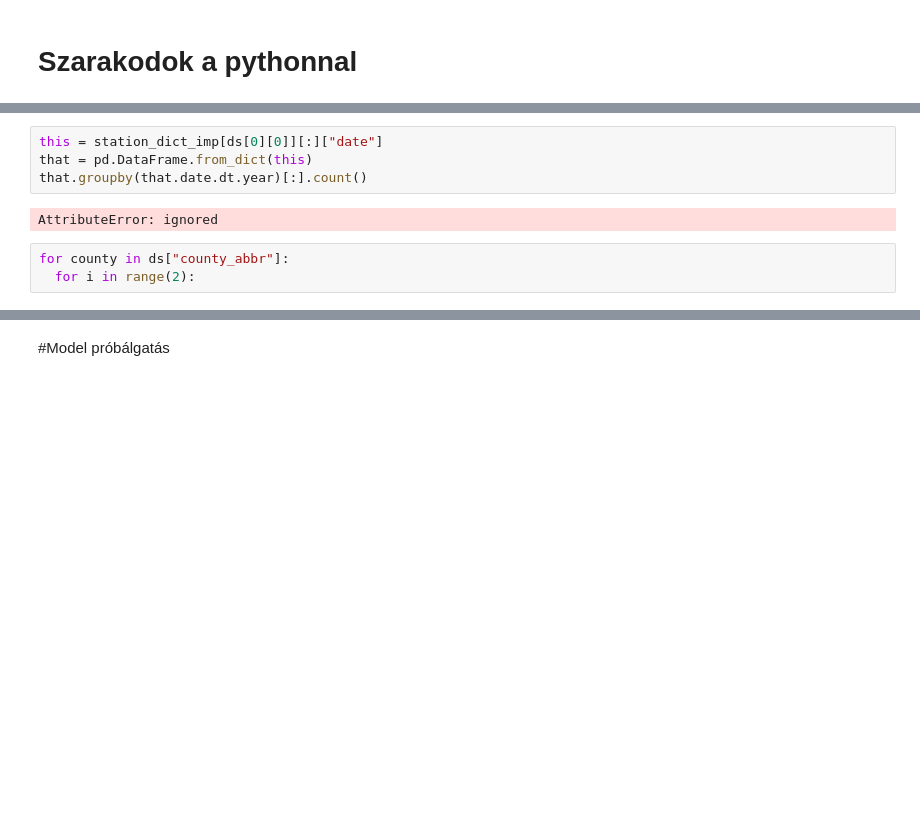
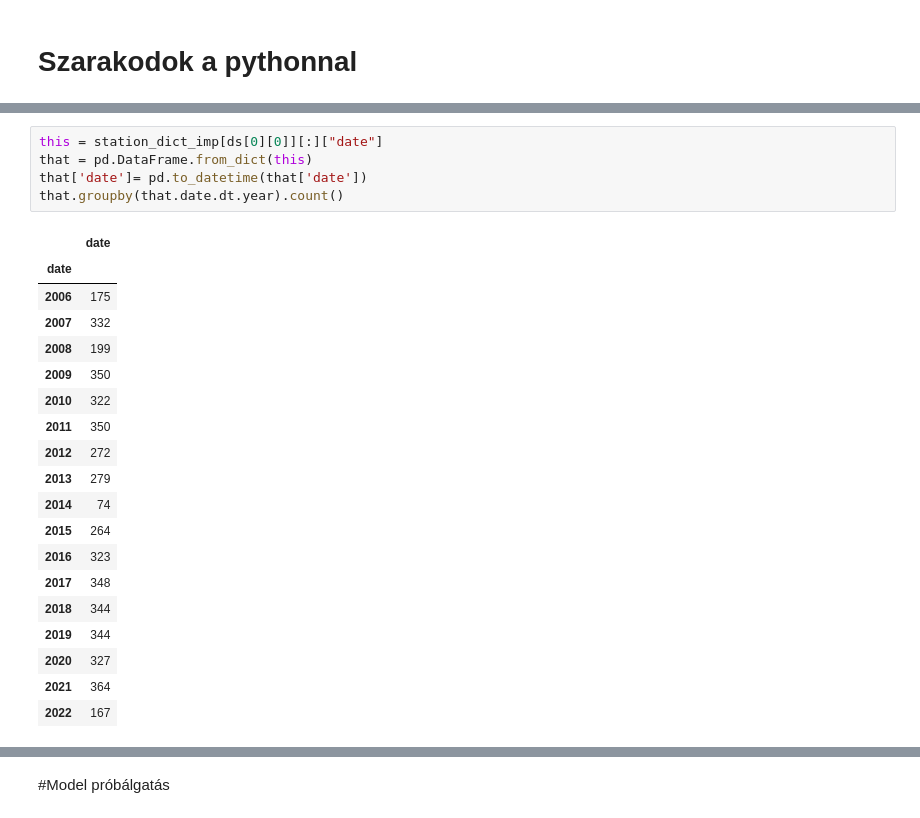
Before and after one commit to danFjs/QuantCh, a Jupyter notebook: JOebiden.ipynb, the cells around one changed output, grey strips where cells are left out. Drawn from its saved outputs; the diff is of its cells as text; blank space fills up the shorter version.

```diff
--- a/JOebiden.ipynb
+++ b/JOebiden.ipynb
@@ -846,9 +818,25 @@ Name: Year, Length: 113, dtype: int64
 # %%
 this = station_dict_imp[ds[0][0]][:]["date"]
 that = pd.DataFrame.from_dict(this)
-that.groupby(that.date.dt.year)[:].count()
+that['date']= pd.to_datetime(that['date'])
+that.groupby(that.date.dt.year).count()
 # %% [output]
-AttributeError: ignored
+|  | date |
+| date |  |
+| 2006 | 175 |
+| 2007 | 332 |
+| 2008 | 199 |
+| 2009 | 350 |
+| 2010 | 322 |
+| 2011 | 350 |
+| 2012 | 272 |
+| 2013 | 279 |
+| 2014 | 74 |
+| 2015 | 264 |
+| 2016 | 323 |
+| 2017 | 348 |
+| 2018 | 344 |
+| 2019 | 344 |
+| 2020 | 327 |
+| 2021 | 364 |
+| 2022 | 167 |
-# %%
-for county in ds["county_abbr"]:
-  for i in range(2):
```
Also changed, not shown: parts of 15 cells of this notebook.
